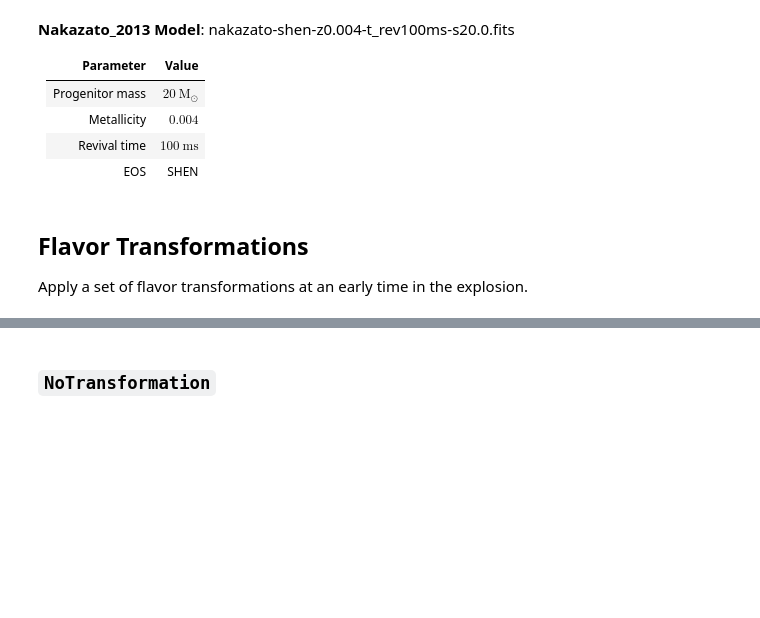
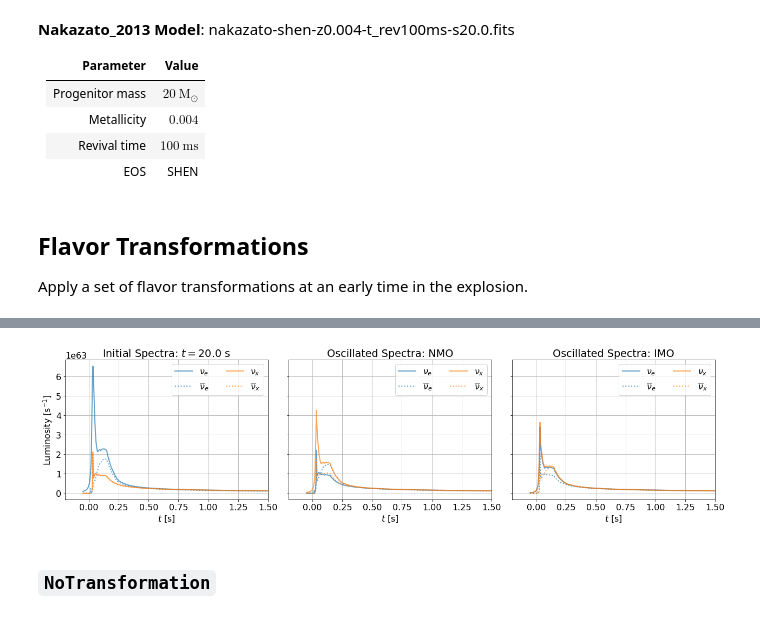
Before and after one commit to SNEWS2/snewpy, a Jupyter notebook: doc/nb/Flavor_XForm.ipynb, the cells around one changed output, grey strips where cells are left out. Drawn from its saved outputs; the diff is of its cells as text; code cells hidden in the pictures; blank space fills up the shorter version.

```diff
--- a/doc/nb/Flavor_XForm.ipynb
+++ b/doc/nb/Flavor_XForm.ipynb
@@ -41,3 +123,7 @@ Apply a set of flavor transformations at an early time in the explosion.
+# %%
+fig = plot_lum(model, AdiabaticMSW, check_imo=True)
+# %% [output]
+[figure, added]
 # %%
 def plot_spec(model, flav_xform, t=50*u.ms, E=np.linspace(0,100,201)*u.MeV, check_imo=False):
     """Plot initial and oscillated neutrino spectra.
```
Also changed, not shown: parts of 5 cells of this notebook.
